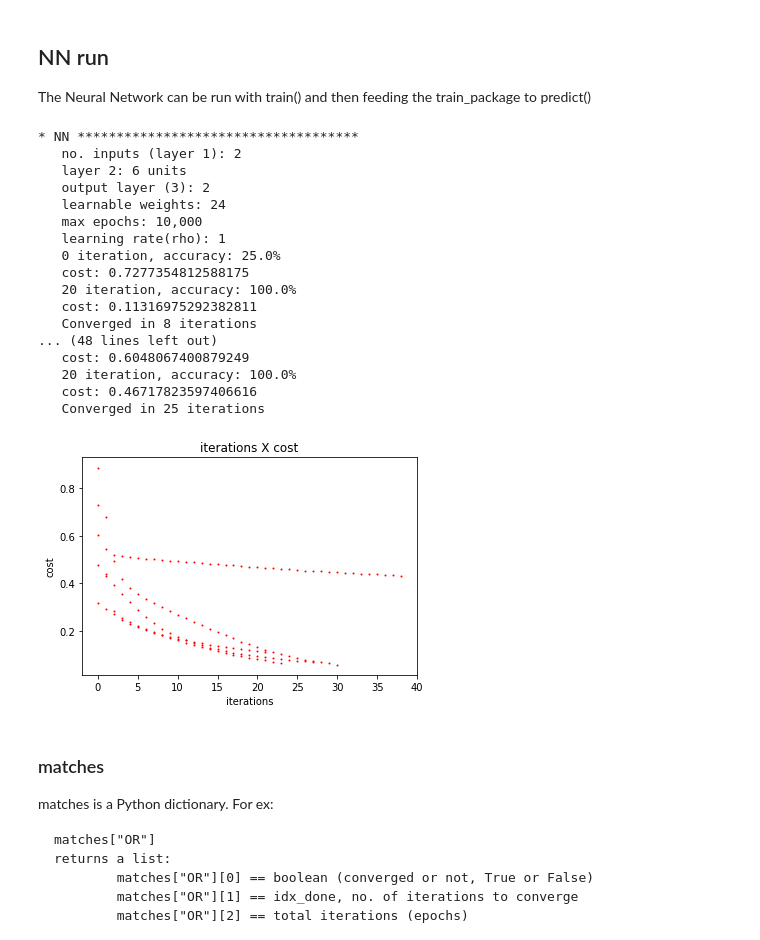
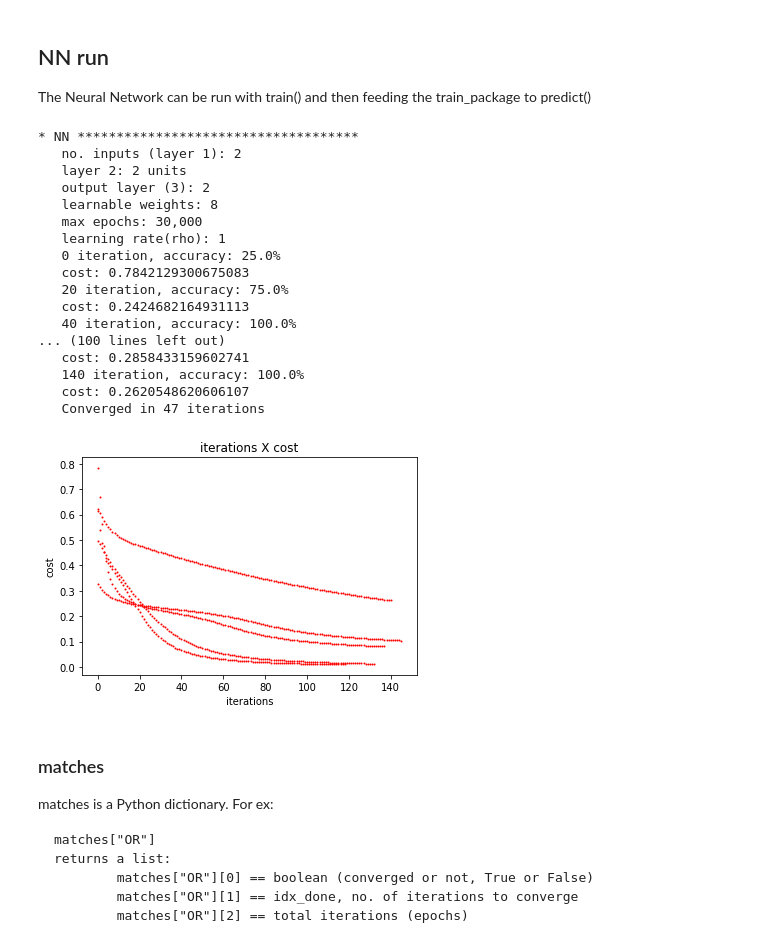
Before and after one commit to alexandresoaresilva/Deep-Learning-class, a Jupyter notebook: proj_2/02.a. Neural Network v4.ipynb, the cells around one changed output. Drawn from its saved outputs; the diff is of its cells as text; code cells hidden in the pictures.

Commit message:
adjusted for one output
one output can be 0 or 1 for logical functions (before it was normalized - it had to sum up to one, so 1 was the only possible answer)

```diff
--- a/proj_2/02.a. Neural Network v4.ipynb
+++ b/proj_2/02.a. Neural Network v4.ipynb
@@ -97,7 +97,13 @@ def forward_prop(W, B, X):
 
     Y = np.zeros((no_of_samples, no_of_outputs))
     #scaling to making the pair a probability
-    Y = np.divide(A[i+1], np.sum(A[i+1], axis=0)) #comuns are the samples now
+
+     #comuns are the samples now, so rows are features/outputs
+    if A[i+1].shape[0] > 1: #multiclass classification/normalized (all samples add up to 1)
+        Y = np.divide(A[i+1], np.sum(A[i+1], axis=0))
+    else:  #there's only one output per sample, so no normalization needed
+        Y = A[i+1]
+
     return Z, A, Y
 
 # >>>>>>>>>>>>>>>>>>> backprop >>>>>>>>>>>>>>>>>>>>>>>>>>>>>>>>>>>>>>>>>>>>>>>>
@@ -213,7 +219,7 @@ def train(X, T, hidden_layers=[2], epochs=500,\
             if match > 6 and match < 7:
                 idx_done = i + 1 # already predicts corretly all the time
 
-        if match > 20: #seeing the match 20 times
+        if match > 100: #seeing the match 100 times (for robustness)
             converged = True #makes the predictions more confident
             break
 
@@ -365,39 +371,43 @@ t = { #dictionary for getting both the target logic values and the correlated st
 #                      [0, 1],\
 #                      [1, 0]], dtype=np.float32) }
 
-    "XOR": np.array([[1, 0],\
-                     [0, 1],\
-                     [0, 1],\
-                     [1, 0]], dtype=np.float32) }
+#     "XOR": np.array([[1, 0],\
+#                      [0, 1],\
+#                      [0, 1],\
+#                      [1, 0]], dtype=np.float32) }
+    "XOR": np.array([[0],\
+                     [1],\
+                     [1],\
+                     [0]], dtype=np.float32) }
 # %% [markdown]
 ## NN run
 
 The Neural Network can be run with train() and then feeding the train_package to predict()
 # %%
-train_pkg_all_gates = train_all_gates(X, t, hidden_layers=[6],\
-                    iterations=10_000, normalize_data=True, rho=1, print_cost=1)
+train_pkg_all_gates = train_all_gates(X, t, hidden_layers=[2],\
+                    iterations=30_000, normalize_data=True, rho=1, print_cost=1)
 
 # (X, t, hidden_layers=[3], iterations=500, rho=.01, print_cost=0)
 matches = match_all_gate_outputs(X, t, train_pkg_all_gates)
 # %% [output]
 * NN ************************************
    no. inputs (layer 1): 2
-   layer 2: 6 units
+   layer 2: 2 units
    output layer (3): 2
-   learnable weights: 24
-   max epochs: 10,000
+   learnable weights: 8
+   max epochs: 30,000
    learning rate(rho): 1
    0 iteration, accuracy: 25.0%
-   cost: 0.7277354812588175
-   20 iteration, accuracy: 100.0%
-   cost: 0.11316975292382811
-   Converged in 8 iterations
-... (48 lines left out)
-   cost: 0.6048067400879249
-   20 iteration, accuracy: 100.0%
-   cost: 0.46717823597406616
-   Converged in 25 iterations
+   cost: 0.7842129300675083
+   20 iteration, accuracy: 75.0%
+   cost: 0.2424682164931113
+   40 iteration, accuracy: 100.0%
+... (100 lines left out)
+   cost: 0.2858433159602741
+   140 iteration, accuracy: 100.0%
+   cost: 0.2620548620606107
+   Converged in 47 iterations
-[figure, old version]
+[figure, new version]
 # %% [markdown]
 ### matches
 matches is a Python dictionary. For ex:
```
Also changed, not shown: parts of 2 cells of this notebook.
